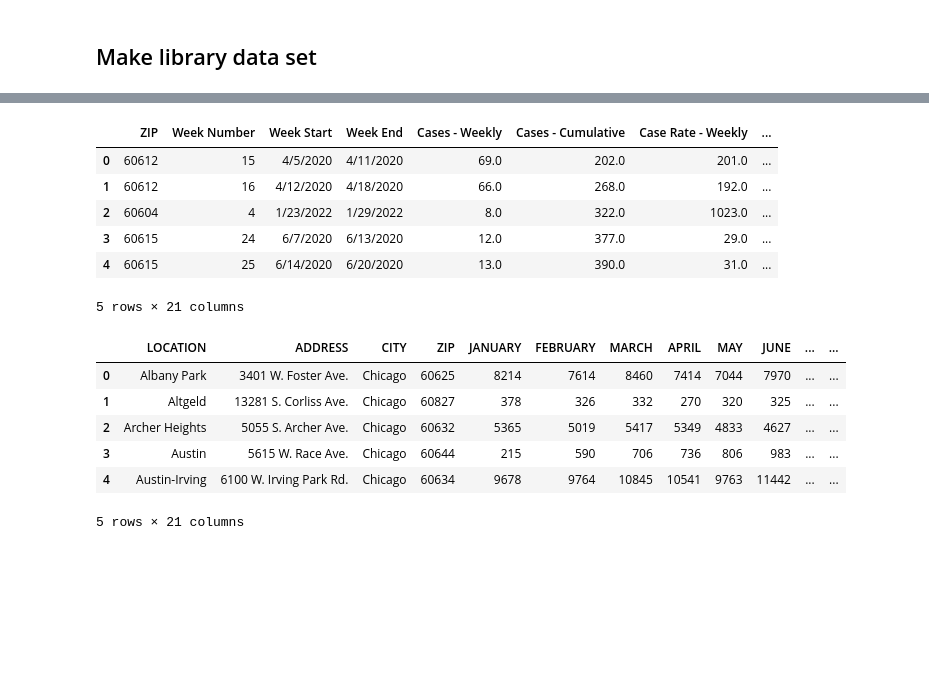
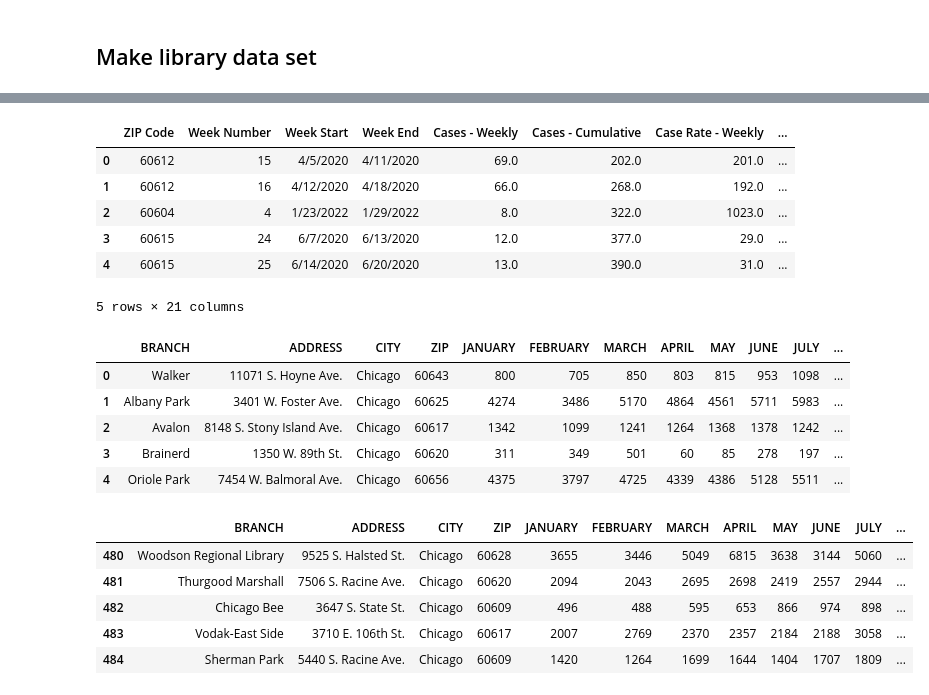
Before and after one commit to nataliepiehl/project_one, a Jupyter notebook: Code/data_cleanup.ipynb, the cells around one changed output, grey strips where cells are left out. Drawn from its saved outputs; the diff is of its cells as text; code cells hidden in the pictures; blank space fills up the shorter version.

Commit message:
formatting fix merged library

```diff
--- a/Code/data_cleanup.ipynb
+++ b/Code/data_cleanup.ipynb
@@ -41,49 +48,64 @@ library_circulation_2020_df = library_circulation_2020_df.dropna(how='any')
 library_circulation_2021_df = library_circulation_2021_df.dropna(how='any')
 # %%
 # Align zip code column name
-covid_df = covid_df.rename(columns={"ZIP Code": "ZIP"})
+covid_df = covid_df.rename(columns={"ZIP CODE": "ZIP"})
 covid_df.head()
 # %% [output]
-|  | ZIP | Week Number | Week Start | Week End | Cases - Weekly | Cases - Cumulative | Case Rate - Weekly | ... |
+|  | ZIP Code | Week Number | Week Start | Week End | Cases - Weekly | Cases - Cumulative | Case Rate - Weekly | ... |
 | 0 | 60612 | 15 | 4/5/2020 | 4/11/2020 | 69.0 | 202.0 | 201.0 | ... |
 | 1 | 60612 | 16 | 4/12/2020 | 4/18/2020 | 66.0 | 268.0 | 192.0 | ... |
 | 2 | 60604 | 4 | 1/23/2022 | 1/29/2022 | 8.0 | 322.0 | 1023.0 | ... |
 | 3 | 60615 | 24 | 6/7/2020 | 6/13/2020 | 12.0 | 377.0 | 29.0 | ... |
 | 4 | 60615 | 25 | 6/14/2020 | 6/20/2020 | 13.0 | 390.0 | 31.0 | ... |
 5 rows × 21 columns
+# %%
+# Change LOCATION to BRANCH for 2019 data to match 2020 and 2021 format
+library_circulation_2019_df = library_circulation_2019_df.rename(columns={"LOCATION": "BRANCH"})
+library_visitors_2019_df = library_circulation_2019_df.rename(columns={"LOCATION": "BRANCH"})
+
+# Change Location to LOCATION
+library_circulation_2021_df = library_circulation_2021_df.rename(columns={"Location": "LOCATION"})
+library_circulation_2021_df.head()
+# %% [output]
+|  | BRANCH | ADDRESS | CITY | ZIP | JANUARY | FEBRUARY | MARCH | APRIL | MAY | JUNE | JULY | ... |
+| 0 | Walker | 11071 S. Hoyne Ave. | Chicago | 60643 | 800 | 705 | 850 | 803 | 815 | 953 | 1098 | ... |
+| 1 | Albany Park | 3401 W. Foster Ave. | Chicago | 60625 | 4274 | 3486 | 5170 | 4864 | 4561 | 5711 | 5983 | ... |
+| 2 | Avalon | 8148 S. Stony Island Ave. | Chicago | 60617 | 1342 | 1099 | 1241 | 1264 | 1368 | 1378 | 1242 | ... |
+| 3 | Brainerd | 1350 W. 89th St. | Chicago | 60620 | 311 | 349 | 501 | 60 | 85 | 278 | 197 | ... |
+| 4 | Oriole Park | 7454 W. Balmoral Ave. | Chicago | 60656 | 4375 | 3797 | 4725 | 4339 | 4386 | 5128 | 5511 | ... |
 # %%
 # Add type column
-library_circulation_2019_df["Type"] = ["Circulation"] * len(library_circulation_2019_df)
-library_visitors_2019_df["Type"] = ["Visitors"] * len(library_visitors_2019_df)
-library_circulation_2020_df["Type"] = ["Circulation"] * len(library_circulation_2020_df)
-library_visitors_2020_df["Type"] = ["Visitors"] * len(library_visitors_2020_df)
-library_circulation_2021_df["Type"] = ["Circulation"] * len(library_circulation_2021_df)
-library_visitors_2021_df["Type"] = ["Visitors"] * len(library_visitors_2021_df)
+library_circulation_2019_df["TYPE"] = ["Circulation"] * len(library_circulation_2019_df)
+library_visitors_2019_df["TYPE"] = ["Visitors"] * len(library_visitors_2019_df)
+library_circulation_2020_df["TYPE"] = ["Circulation"] * len(library_circulation_2020_df)
+library_visitors_2020_df["TYPE"] = ["Visitors"] * len(library_visitors_2020_df)
+library_circulation_2021_df["TYPE"] = ["Circulation"] * len(library_circulation_2021_df)
+library_visitors_2021_df["TYPE"] = ["Visitors"] * len(library_visitors_2021_df)
 
 # Add year column
-library_circulation_2019_df["Year"] = [2019] * len(library_circulation_2019_df)
-library_visitors_2019_df["Year"] = [2019] * len(library_visitors_2019_df)
-library_circulation_2020_df["Year"] = [2020] * len(library_circulation_2020_df)
-library_visitors_2020_df["Year"] = [2020] * len(library_visitors_2020_df)
-library_circulation_2021_df["Year"] = [2021] * len(library_circulation_2021_df)
-library_visitors_2021_df["Year"] = [2021] * len(library_visitors_2021_df)
+library_circulation_2019_df["YEAR"] = [2019] * len(library_circulation_2019_df)
+library_visitors_2019_df["YEAR"] = [2019] * len(library_visitors_2019_df)
+library_circulation_2020_df["YEAR"] = [2020] * len(library_circulation_2020_df)
+library_visitors_2020_df["YEAR"] = [2020] * len(library_visitors_2020_df)
+library_circulation_2021_df["YEAR"] = [2021] * len(library_circulation_2021_df)
+library_visitors_2021_df["YEAR"] = [2021] * len(library_visitors_2021_df)
 # %%
 # Merge circulation and visitors together
 merged_2019 = pd.merge(library_circulation_2019_df, library_visitors_2019_df, how = "outer")
 merged_2020 = pd.merge(library_circulation_2020_df, library_visitors_2020_df, how = "outer")
 merged_2021 = pd.merge(library_circulation_2021_df, library_visitors_2021_df, how = "outer")
 
 # Merge all together
 merged = pd.merge(merged_2019, merged_2020, how = "outer")
 merged = pd.merge(merged, merged_2021, how = "outer")
-merged.head()
+# merged.head()
+merged.tail()
 # %% [output]
-|  | LOCATION | ADDRESS | CITY | ZIP | JANUARY | FEBRUARY | MARCH | APRIL | MAY | JUNE | ... | ... |
-| 0 | Albany Park | 3401 W. Foster Ave. | Chicago | 60625 | 8214 | 7614 | 8460 | 7414 | 7044 | 7970 | ... | ... |
-| 1 | Altgeld | 13281 S. Corliss Ave. | Chicago | 60827 | 378 | 326 | 332 | 270 | 320 | 325 | ... | ... |
-| 2 | Archer Heights | 5055 S. Archer Ave. | Chicago | 60632 | 5365 | 5019 | 5417 | 5349 | 4833 | 4627 | ... | ... |
-| 3 | Austin | 5615 W. Race Ave. | Chicago | 60644 | 215 | 590 | 706 | 736 | 806 | 983 | ... | ... |
-| 4 | Austin-Irving | 6100 W. Irving Park Rd. | Chicago | 60634 | 9678 | 9764 | 10845 | 10541 | 9763 | 11442 | ... | ... |
+|  | BRANCH | ADDRESS | CITY | ZIP | JANUARY | FEBRUARY | MARCH | APRIL | MAY | JUNE | JULY | ... |
+| 480 | Woodson Regional Library | 9525 S. Halsted St. | Chicago | 60628 | 3655 | 3446 | 5049 | 6815 | 3638 | 3144 | 5060 | ... |
+| 481 | Thurgood Marshall | 7506 S. Racine Ave. | Chicago | 60620 | 2094 | 2043 | 2695 | 2698 | 2419 | 2557 | 2944 | ... |
+| 482 | Chicago Bee | 3647 S. State St. | Chicago | 60609 | 496 | 488 | 595 | 653 | 866 | 974 | 898 | ... |
+| 483 | Vodak-East Side | 3710 E. 106th St. | Chicago | 60617 | 2007 | 2769 | 2370 | 2357 | 2184 | 2188 | 3058 | ... |
+| 484 | Sherman Park | 5440 S. Racine Ave. | Chicago | 60609 | 1420 | 1264 | 1699 | 1644 | 1404 | 1707 | 1809 | ... |
-5 rows × 21 columns
 # %%
 # Export data
```
Also changed, not shown: parts of 3 cells of this notebook, 8 other files.
